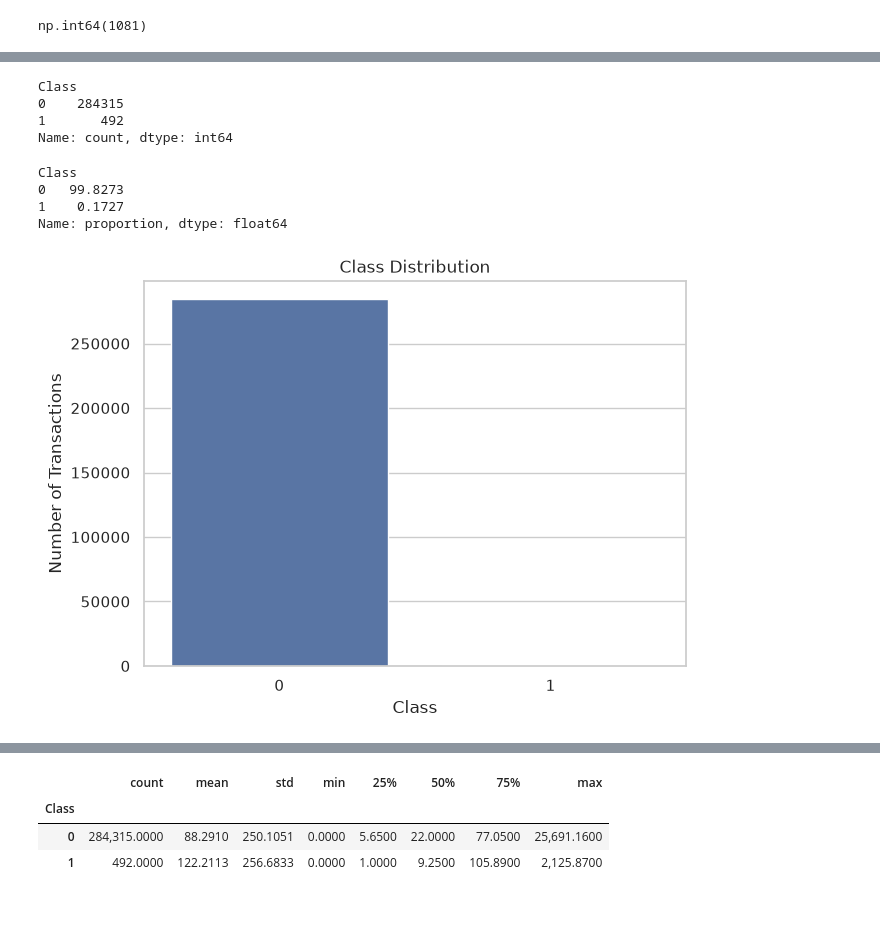
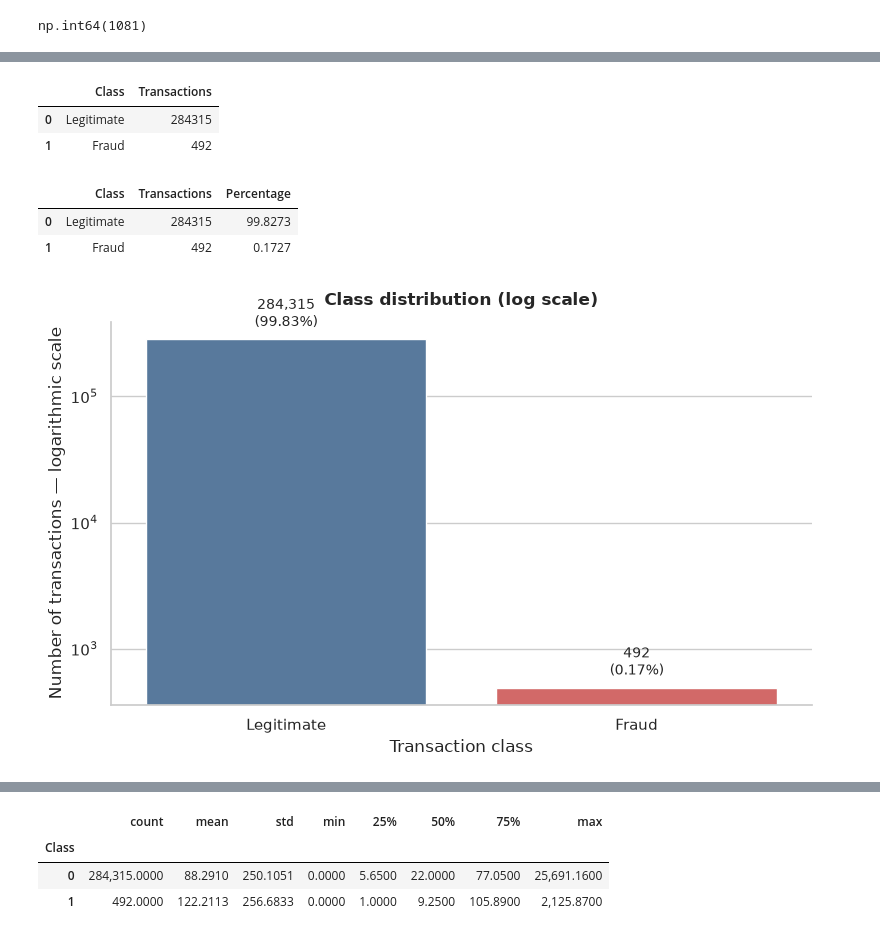
Before and after one commit to to-bits/BehaviorGuard-Customer-Behavioral-Profiling-for-Credit-Card-Fraud-Detection, a Jupyter notebook: BehaviorGuard — Customer Behavioral Profiling for Credit Card Fraud Detection/notebooks/01_data_understanding.ipynb, the cells around one changed output, grey strips where cells are left out. Drawn from its saved outputs; the diff is of its cells as text; code cells hidden in the pictures; blank space fills up the shorter version.

```diff
--- a/BehaviorGuard — Customer Behavioral Profiling for Credit Card Fraud Detection/notebooks/01_data_understanding.ipynb
+++ b/BehaviorGuard — Customer Behavioral Profiling for Credit Card Fraud Detection/notebooks/01_data_understanding.ipynb
@@ -6,3 +12,7 @@ import matplotlib.pyplot as plt
 import seaborn as sns
 
 pd.set_option("display.max_columns", None)
+
+sns.set_theme(style="whitegrid", context="notebook")
+CLASS_LABELS = {0: "Legitimate", 1: "Fraud"}
+CLASS_PALETTE = {"Legitimate": "#4C78A8", "Fraud": "#E45756"}
@@ -100,26 +124,37 @@ np.int64(1081)
 # %%
-df["Class"].value_counts()
+class_counts = (
+    df["Class"]
+    .value_counts()
+    .rename_axis("Class")
+    .reset_index(name="Transactions")
+)
+class_counts["Class"] = class_counts["Class"].map(CLASS_LABELS)
+class_counts
 # %% [output]
-Class
-0    284315
-1       492
-Name: count, dtype: int64
+|  | Class | Transactions |
+| 0 | Legitimate | 284315 |
+| 1 | Fraud | 492 |
 # %%
-df["Class"].value_counts(normalize=True) * 100
+class_counts.assign(Percentage=lambda data: data["Transactions"] / len(df) * 100)
 # %% [output]
-Class
-0   99.8273
-1    0.1727
-Name: proportion, dtype: float64
+|  | Class | Transactions | Percentage |
+| 0 | Legitimate | 284315 | 99.8273 |
+| 1 | Fraud | 492 | 0.1727 |
 # %%
-plt.figure(figsize=(7, 5))
+fig, ax = plt.subplots(figsize=(8, 5))
 
-sns.countplot(data=df, x="Class")
-
-plt.title("Class Distribution")
-plt.xlabel("Class")
-plt.ylabel("Number of Transactions")
-
+sns.barplot(data=class_counts, x="Class", y="Transactions", hue="Class",
+            palette=CLASS_PALETTE, legend=False, ax=ax)
+ax.set_yscale("log")
+ax.set_title("Class distribution (log scale)", pad=12, weight="bold")
+ax.set_xlabel("Transaction class")
+ax.set_ylabel("Number of transactions — logarithmic scale")
+for bar, (_, row) in zip(ax.patches, class_counts.iterrows()):
+    ax.annotate(f"{row['Transactions']:,}\n({row['Transactions'] / len(df):.2%})",
+                (bar.get_x() + bar.get_width() / 2, bar.get_height()),
+                ha="center", va="bottom", xytext=(0, 6), textcoords="offset points", fontsize=10)
+sns.despine()
+plt.tight_layout()
 plt.show()
 # %% [output]
-[figure, old version]
+[figure, new version]
```
Also changed, not shown: parts of 11 cells of this notebook.
